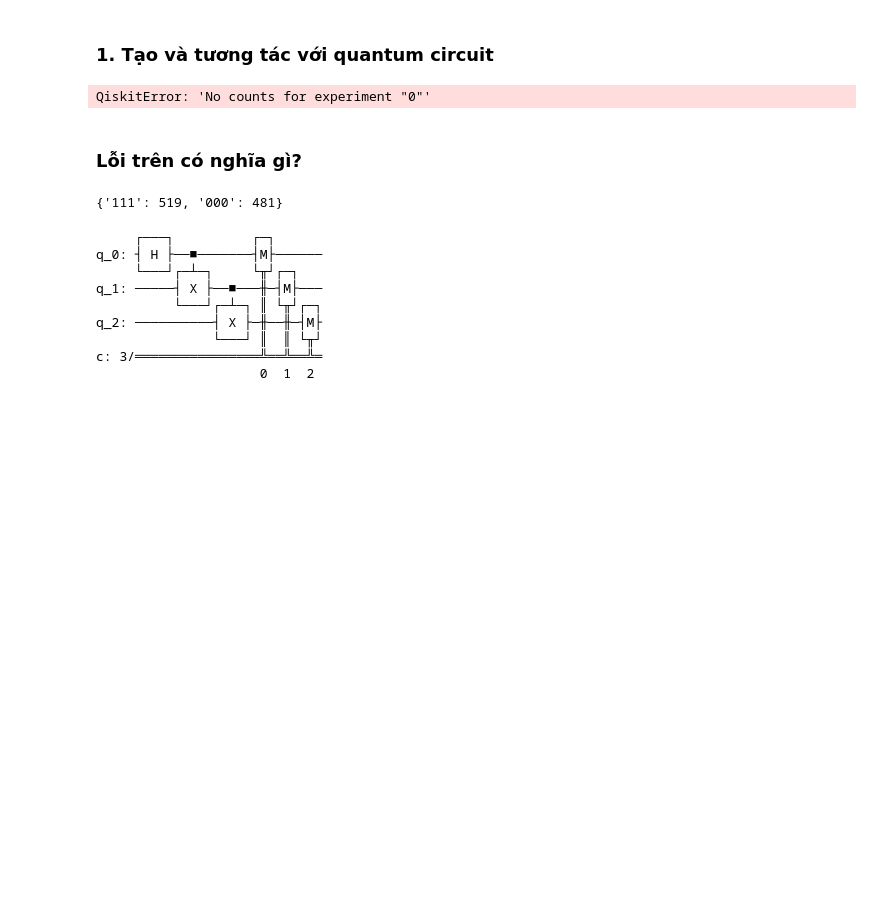
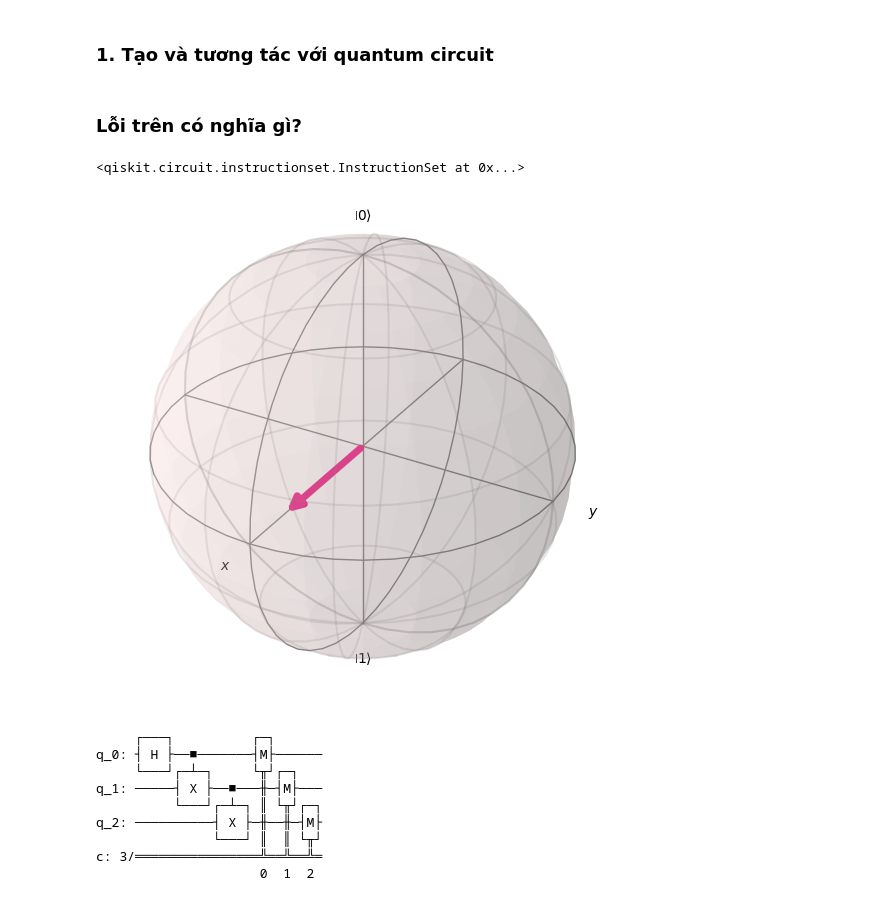
Before and after one commit to vutuanhai237/SQOA2026, a Jupyter notebook: basic_circuit_qiskit.ipynb, the cells around one changed output. Drawn from its saved outputs; the diff is of its cells as text; code cells hidden in the pictures; blank space fills up the shorter version.

```diff
--- a/basic_circuit_qiskit.ipynb
+++ b/basic_circuit_qiskit.ipynb
@@ -3,7 +3,7 @@
 # %%
 from qiskit import QuantumCircuit
 from qiskit_aer import AerSimulator
-from qiskit.visualization import plot_histogram
+from qiskit.visualization import plot_histogram, plot_bloch_vector
 import matplotlib.pyplot as plt
 qc = QuantumCircuit(3)
 qc.h(0)
@@ -11,26 +11,29 @@ qc.cx(0, 1)
 qc.cx(1, 2)
 simulator = AerSimulator()
 result = simulator.run(qc, shots=1000).result().get_counts()
-plot_histogram(result)
+print(result)
-# %% [output]
-QiskitError: 'No counts for experiment "0"'
 # %% [markdown]
 ### Lỗi trên có nghĩa gì?
 # %%
 from qiskit import QuantumCircuit
 from qiskit_aer import AerSimulator
-from qiskit.visualization import plot_histogram
+from qiskit.visualization import plot_histogram, plot_bloch_vector
 import matplotlib.pyplot as plt
 qc = QuantumCircuit(3, 3)
 qc.h(0)
 qc.cx(0, 1)
 qc.cx(1, 2)
-qc.measure([0, 1, 2], [0, 1, 2])
-simulator = AerSimulator(method = 'statevector')
-result = simulator.run(qc, shots=1000).result().get_counts()
-print(result)
+# qc.measure([0, 1, 2], [0, 1, 2])
+# simulator = AerSimulator(method = 'statevector')
+# result = simulator.run(qc, shots=1000).result().get_counts()
+# print(result)
 # %% [output]
-{'111': 519, '000': 481}
+<qiskit.circuit.instructionset.InstructionSet at 0x...>
+# %%
+from qiskit import quantum_info as qi
+plot_bloch_vector((qi.Statevector.from_instruction(qc)))
+# %% [output]
+[figure, added]
 # %%
 qc.draw()
 # %% [output]
```
Also changed, not shown: parts of 6 cells of this notebook, 1 other file.
